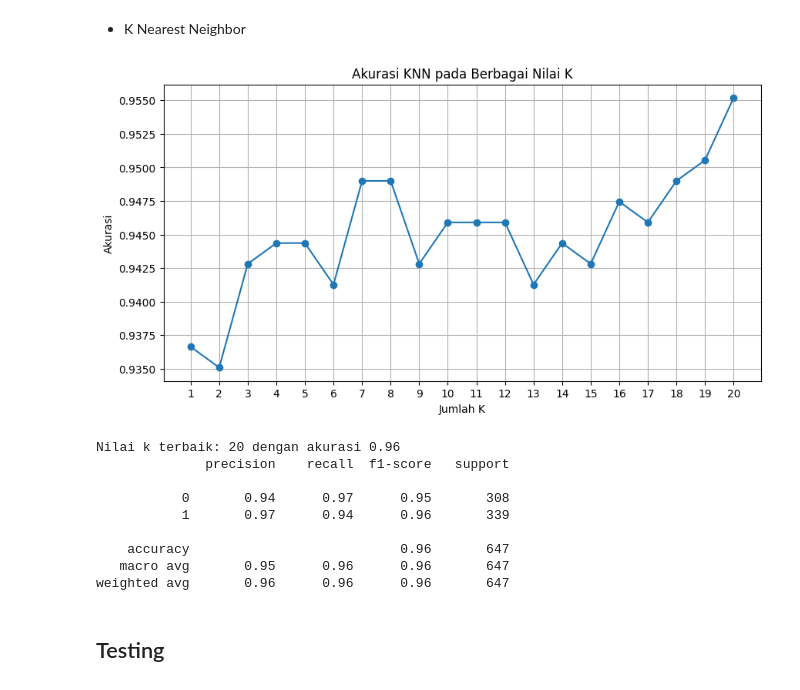
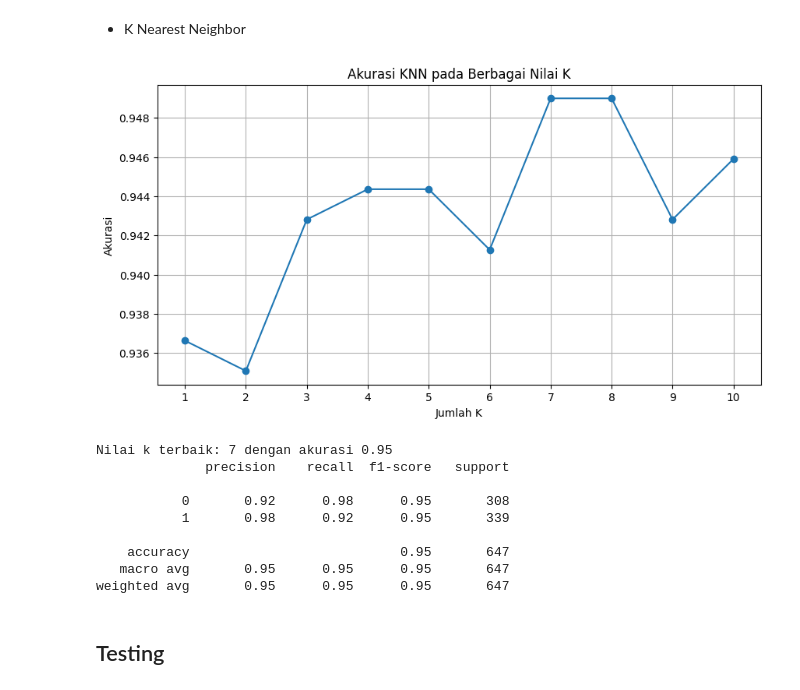
Before and after one commit to RizkyMlana/Data-Science-Classification, a Jupyter notebook: notebooks/model.ipynb, the cells around one changed output. Drawn from its saved outputs; the diff is of its cells as text; code cells hidden in the pictures.

```diff
--- a/notebooks/model.ipynb
+++ b/notebooks/model.ipynb
@@ -115,43 +115,43 @@ weighted avg       0.95      0.95      0.95       647
 # %% [markdown]
 - K Nearest Neighbor
 # %%
-k_values = list(range(1,31))
+k_values = list(range(1,11))
 acc = []
 best_model = None
 best_pred = None
 for k in k_values:
     model_knn = KNeighborsClassifier(n_neighbors=k)
     model_knn.fit(X_train_scaled, y_train)
     y_pred_knn = model_knn.predict(X_test_scaled)
     accu = accuracy_score(y_test, y_pred_knn)
     acc.append(accu)
 
     if accu == max(acc):
         best_model  = model_knn
         best_pred = y_pred_knn
 
 plt.figure(figsize=(10,5))
 plt.plot(k_values, acc, marker='o')
 plt.title("Akurasi KNN pada Berbagai Nilai K")
 plt.xlabel("Jumlah K")
 plt.ylabel("Akurasi")
 plt.xticks(k_values)
 plt.grid(True)
 plt.show()
 
 best_k = k_values[acc.index(max(acc))]
 print(f"Nilai k terbaik: {best_k} dengan akurasi {max(acc):.2f}")
 print(classification_report(y_test, best_pred))
 # %% [output]
-[figure, old version]
+[figure, new version]
-Nilai k terbaik: 20 dengan akurasi 0.96
+Nilai k terbaik: 7 dengan akurasi 0.95
               precision    recall  f1-score   support
 
-           0       0.94      0.97      0.95       308
-           1       0.97      0.94      0.96       339
+           0       0.92      0.98      0.95       308
+           1       0.98      0.92      0.95       339
 
-    accuracy                           0.96       647
-   macro avg       0.95      0.96      0.96       647
-weighted avg       0.96      0.96      0.96       647
+    accuracy                           0.95       647
+   macro avg       0.95      0.95      0.95       647
+weighted avg       0.95      0.95      0.95       647
 # %% [markdown]
 ## Testing
```
